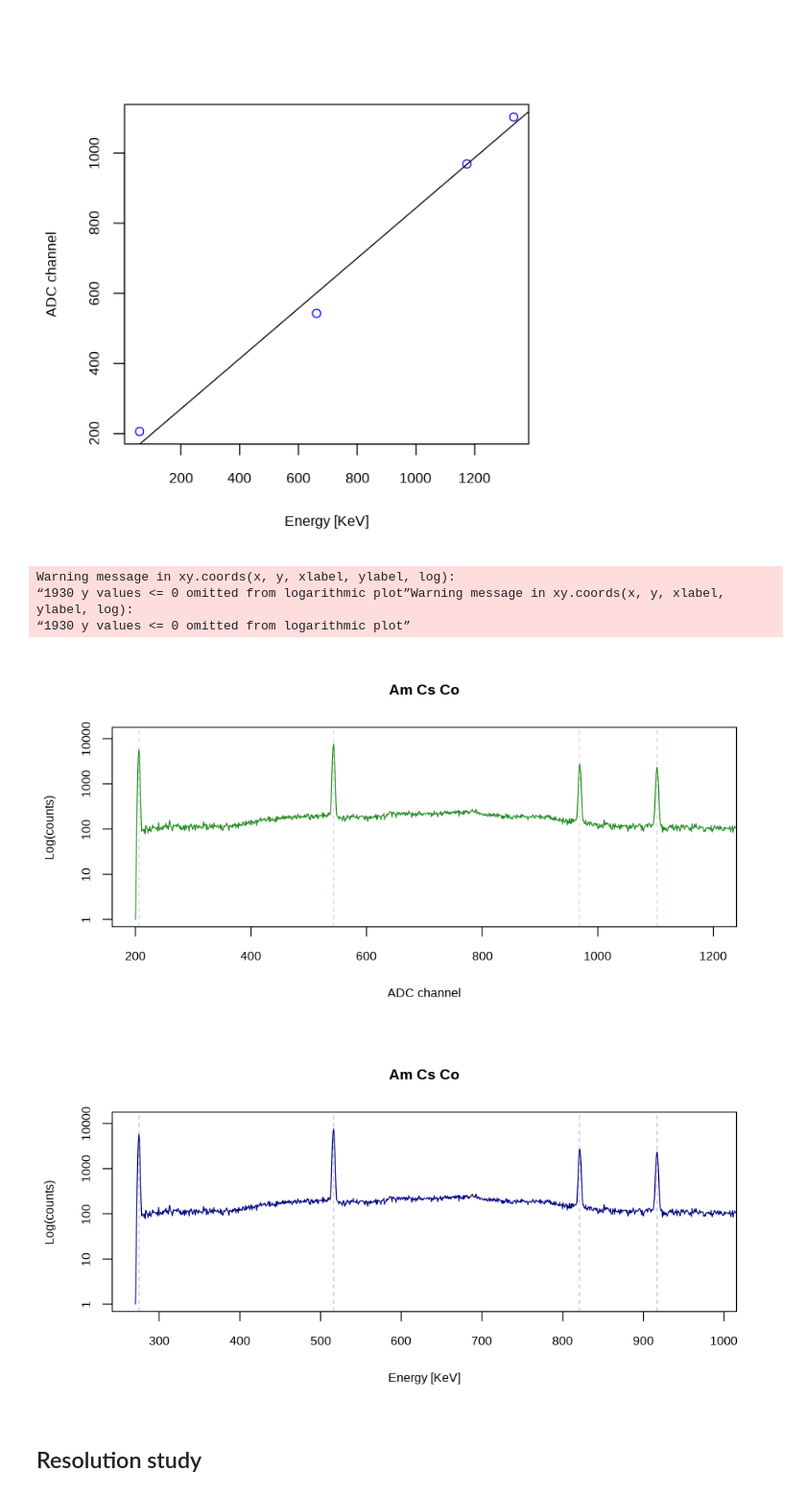
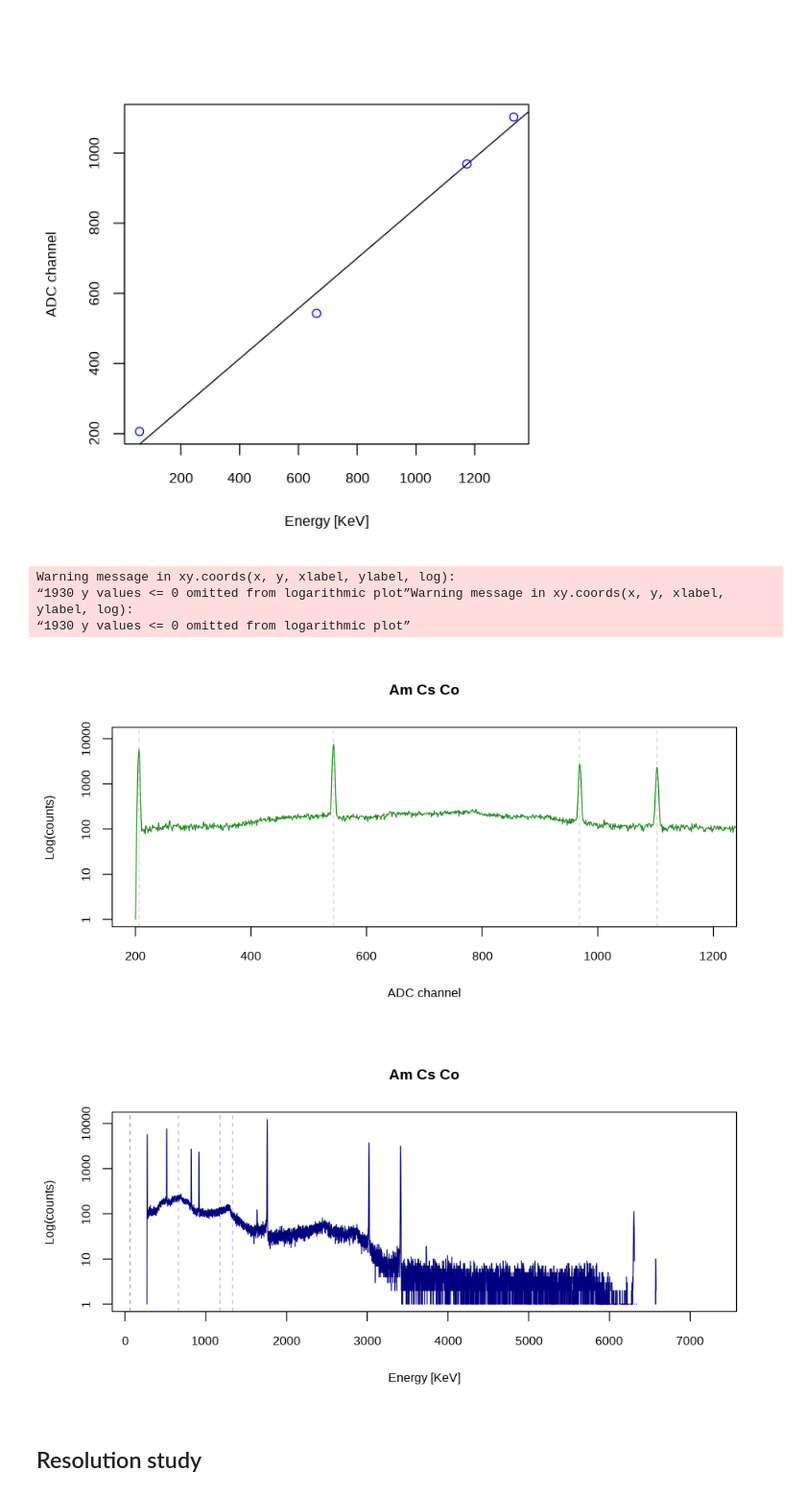
Before and after one commit to jtfreitas/AdSt_project, a Jupyter notebook: Hilario.ipynb, the cells around one changed output. Shown at 96% size. Saved outputs shown, nothing was run; the diff lists cells and outputs as text; code cells hidden in the pictures.

```diff
--- a/Hilario.ipynb
+++ b/Hilario.ipynb
@@ -669,37 +669,37 @@ lines(ln,data$Ch)
 # %%
 set_plot_dimensions(8, 4)
 
 energy <- (data$Ch-intercept)/slope
 xmin<-200;xmax<-1200
 emin<-(xmin-intercept)/slope;emax<- (xmax-intercept)/slope
 
 plot(data$Ch,data$counts,log = 'y', type="l",
     pch = 1, cex=0.5, col="forestgreen",
     xlim=c(xmin,xmax),
     main = "Am Cs Co",
     ylab = "Log(counts)", xlab ="ADC channel")
 abline(v=x0_mean[1],col="forestgreen",lty=2,lwd=0.3)
 abline(v=x0_mean[2],col="forestgreen",lty=2,lwd=0.3)
 abline(v=x0_mean[3],col="forestgreen",lty=2,lwd=0.3)
 abline(v=x0_mean[4],col="forestgreen",lty=2,lwd=0.3)
 
 e0_mean <- (x0_mean-intercept)/slope
 
 plot(energy,data$counts,log = 'y', type="l",
     pch = 1, cex=0.5, col="navy",
-    xlim=c(emin,emax),
+
     main = "Am Cs Co",
     ylab = "Log(counts)", xlab ="Energy [KeV]")
-abline(v=e0_mean[1],col="navy",lty=2,lwd=0.3)
-abline(v=e0_mean[2],col="navy",lty=2,lwd=0.3)
-abline(v=e0_mean[3],col="navy",lty=2,lwd=0.3)
-abline(v=e0_mean[4],col="navy",lty=2,lwd=0.3)
+abline(v=peak_energy[1],col="navy",lty=2,lwd=0.3)
+abline(v=peak_energy[2],col="navy",lty=2,lwd=0.3)
+abline(v=peak_energy[3],col="navy",lty=2,lwd=0.3)
+abline(v=peak_energy[4],col="navy",lty=2,lwd=0.3)
 # %% [output]
 Warning message in xy.coords(x, y, xlabel, ylabel, log):
 “1930 y values <= 0 omitted from logarithmic plot”Warning message in xy.coords(x, y, xlabel, ylabel, log):
 “1930 y values <= 0 omitted from logarithmic plot”
 [figure]
-[figure, old version]
+[figure, new version]
 # %% [markdown]
 ## Resolution study
 # %%
```
Also changed, not shown: 4 other files.
